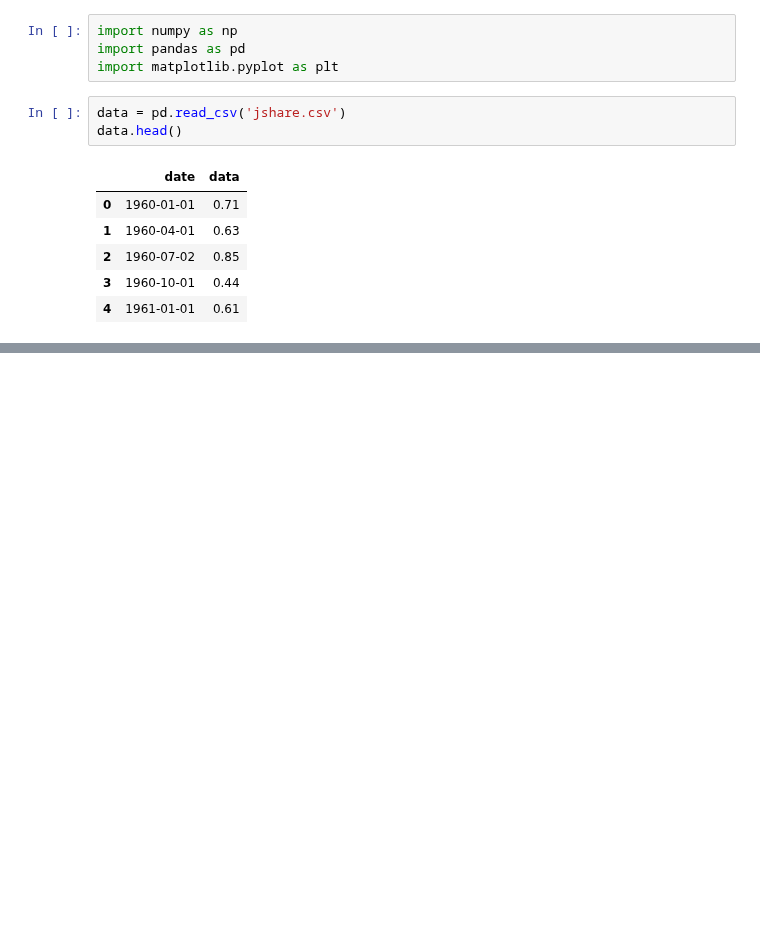
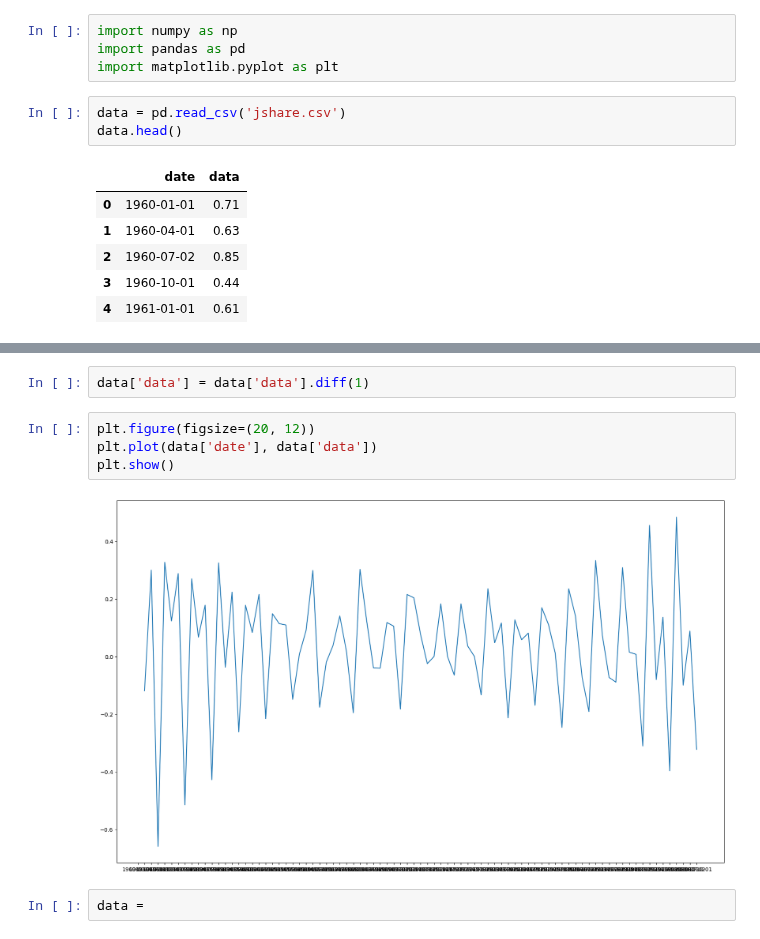
Before and after one commit to najibifar/Data_Analysis, a Jupyter notebook: Modling/Classification/TimeSeries001.ipynb, the cells around one changed output, grey strips where cells are left out. Drawn from its saved outputs; the diff is of its cells as text; blank space fills up the shorter version.

```diff
--- a/Modling/Classification/TimeSeries001.ipynb
+++ b/Modling/Classification/TimeSeries001.ipynb
@@ -20,0 +68,10 @@ plt.show()
+# %%
+data['data'] = data['data'].diff(1)
+# %%
+plt.figure(figsize=(20, 12))
+plt.plot(data['date'], data['data'])
+plt.show()
+# %% [output]
+[figure, added]
+# %%
+data =
```
Also changed, not shown: parts of 7 cells of this notebook.
